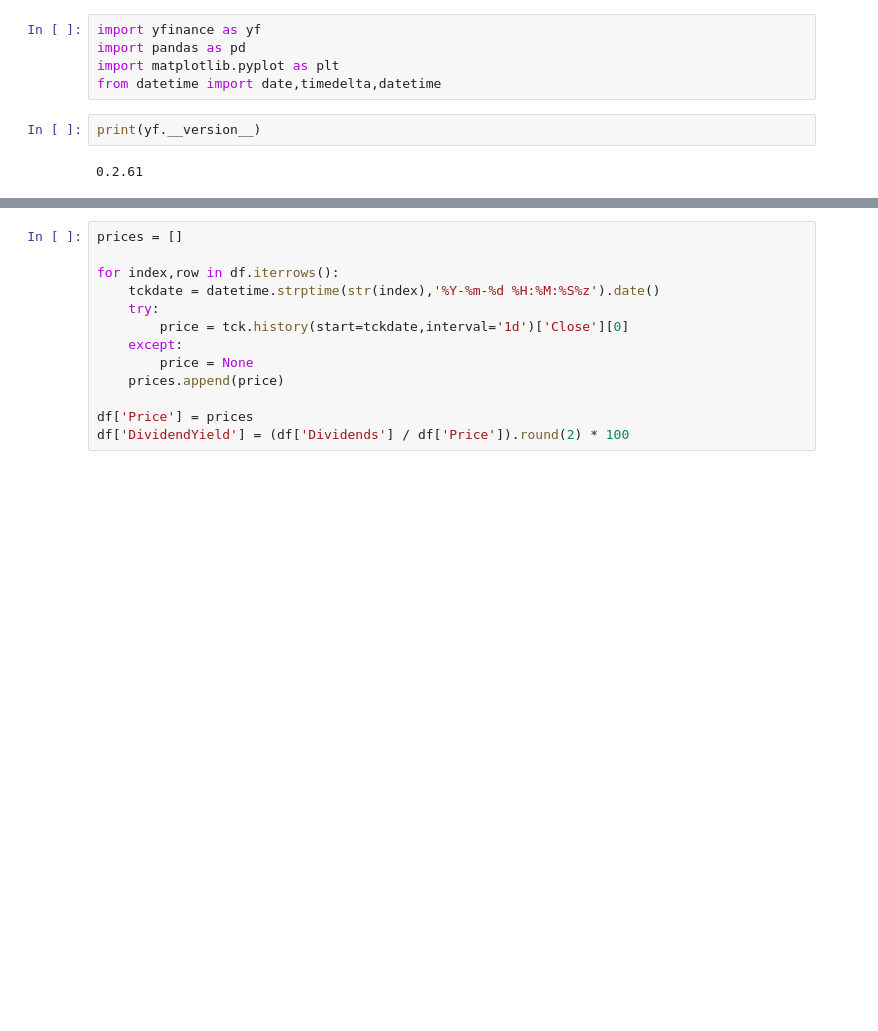
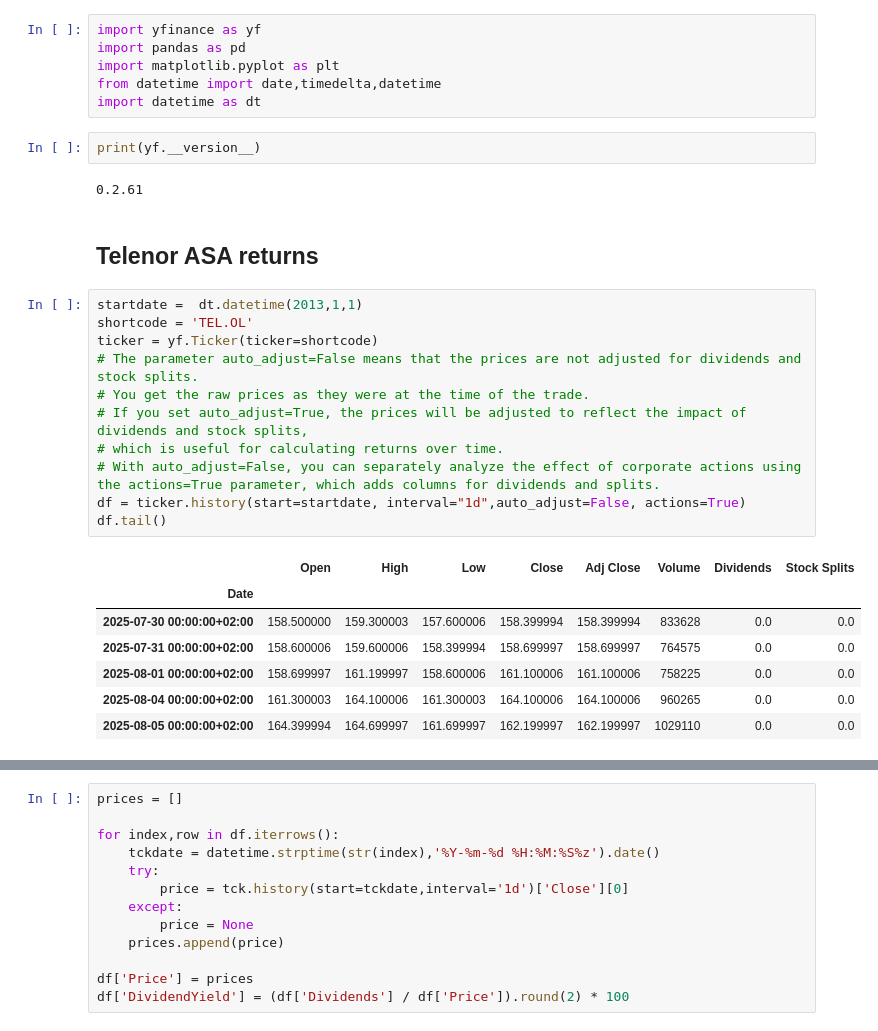
Before and after one commit to jorisp/tradingnotebooks, a Jupyter notebook: dividends.ipynb, the cells around one changed output, grey strips where cells are left out. Cells and saved outputs as stored; diff of their text form; blank space fills up the shorter version.

```diff
--- a/dividends.ipynb
+++ b/dividends.ipynb
@@ -3,7 +3,29 @@ import yfinance as yf
 import pandas as pd
 import matplotlib.pyplot as plt
 from datetime import date,timedelta,datetime
+import datetime as dt
 # %%
 print(yf.__version__)
 # %% [output]
 0.2.61
+# %% [markdown]
+## Telenor ASA returns
+# %%
+startdate =  dt.datetime(2013,1,1)
+shortcode = 'TEL.OL'
+ticker = yf.Ticker(ticker=shortcode)
+# The parameter auto_adjust=False means that the prices are not adjusted for dividends and stock splits.
+# You get the raw prices as they were at the time of the trade.
+# If you set auto_adjust=True, the prices will be adjusted to reflect the impact of dividends and stock splits,
+# which is useful for calculating returns over time.
+# With auto_adjust=False, you can separately analyze the effect of corporate actions using the actions=True parameter, which adds columns for dividends and splits.
+df = ticker.history(start=startdate, interval="1d",auto_adjust=False, actions=True)
+df.tail()
+# %% [output]
+|  | Open | High | Low | Close | Adj Close | Volume | Dividends | Stock Splits |
+| Date |  |  |  |  |  |  |  |  |
+| 2025-07-30 00:00:00+02:00 | 158.500000 | 159.300003 | 157.600006 | 158.399994 | 158.399994 | 833628 | 0.0 | 0.0 |
+| 2025-07-31 00:00:00+02:00 | 158.600006 | 159.600006 | 158.399994 | 158.699997 | 158.699997 | 764575 | 0.0 | 0.0 |
+| 2025-08-01 00:00:00+02:00 | 158.699997 | 161.199997 | 158.600006 | 161.100006 | 161.100006 | 758225 | 0.0 | 0.0 |
+| 2025-08-04 00:00:00+02:00 | 161.300003 | 164.100006 | 161.300003 | 164.100006 | 164.100006 | 960265 | 0.0 | 0.0 |
+| 2025-08-05 00:00:00+02:00 | 164.399994 | 164.699997 | 161.699997 | 162.199997 | 162.199997 | 1029110 | 0.0 | 0.0 |
```
Also changed, not shown: parts of 5 cells of this notebook.
